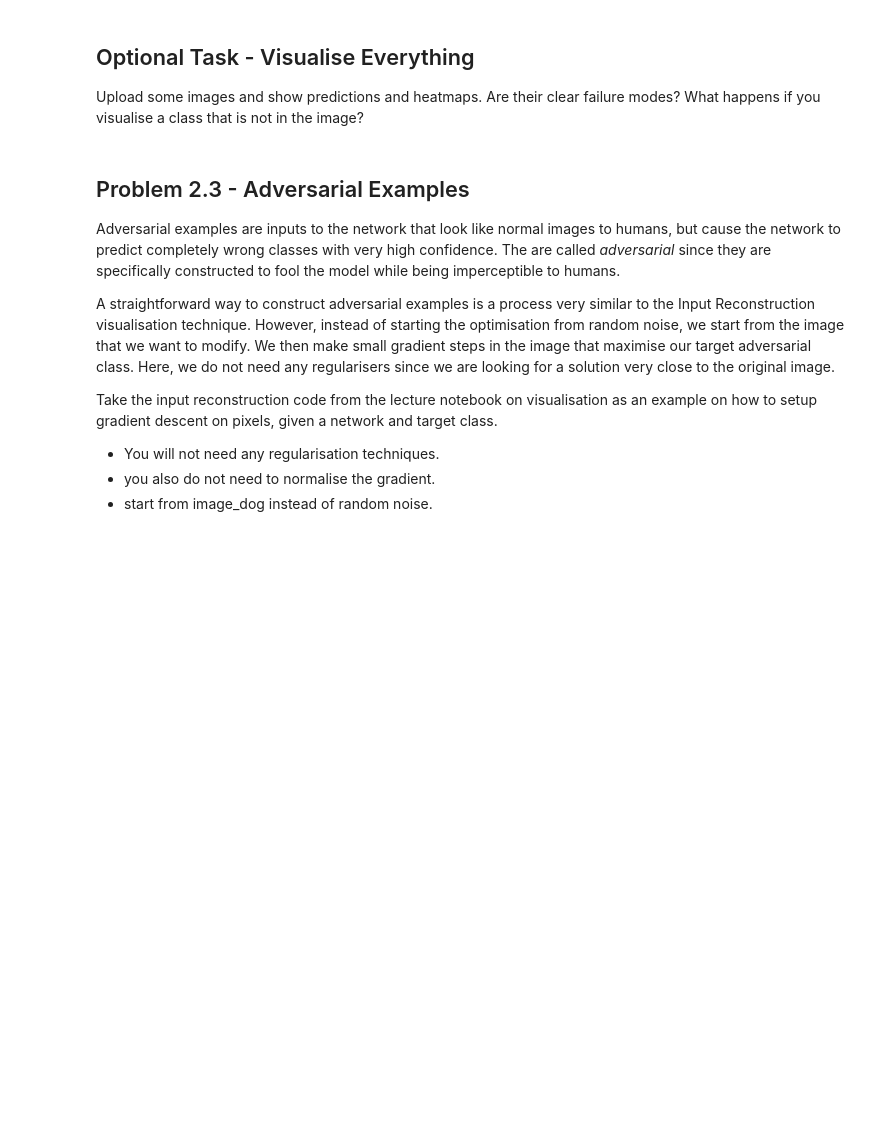
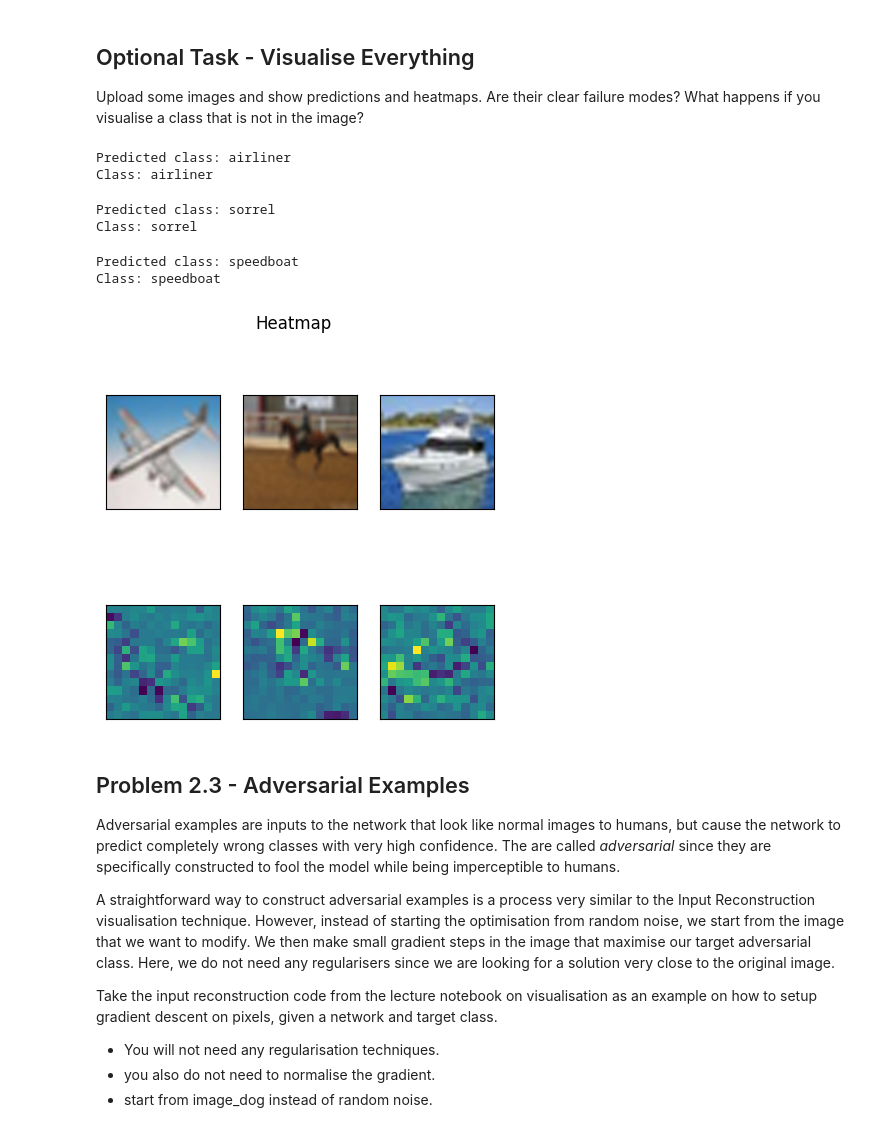
Before and after one commit to alexandre-bismuth/ComputerVision, a Jupyter notebook: practical2.ipynb, the cells around one changed output. Cells and saved outputs as stored; diff of their text form; code cells hidden in the pictures; blank space fills up the shorter version.

```diff
--- a/practical2.ipynb
+++ b/practical2.ipynb
@@ -436,7 +435,9 @@ Withtout a positional embedding, the pixels have no idea of where they are locat
 This selects only the token that contains the final global representation used for final prediction.
 # %%
 def predict(model, image):
-    x = model._process_input(image)
+    model = model.to(device)
+    img = image.to(device)
+    x = model._process_input(img)
     n = x.shape[0]
     batch_class_token = model.class_token.expand(n, -1, -1)
     x = torch.cat([batch_class_token, x], dim=1)
@@ -458,8 +459,7 @@ Implement the occlusion method by individually "occluding" image token from the
 # %%
 def predict_drop_token(model, image, token):
     model = model.to(device)
-    model_device = next(model.parameters()).device
-    img = image.to(model_device)
+    img = image.to(device)
     with torch.no_grad():
         x = model._process_input(img)
         n = x.shape[0]
@@ -475,7 +475,7 @@ def predict_drop_token(model, image, token):
 
 # get prediction
 with torch.no_grad():
-  image = image.to(next(model.parameters()).device) # image = image.to(device)
+  image = image.to(device)
   original_prediction = predict(model, image) # TODO: get the original prediction
 
 top_class = original_prediction.argmax()
@@ -498,6 +498,51 @@ Class: dingo
 # %% [markdown]
 ## Optional Task - Visualise Everything
 Upload some images and show predictions and heatmaps. Are their clear failure modes? What happens if you visualise a class that is not in the image?
+# %%
+# load image
+images = [cv2.imread('airplane4.png'), cv2.imread('horse1.png'), cv2.imread('ship1.png')]
+vis = Visualizer(num_rows=2, num_cols=len(images), figsize=(5,5), axis_off=True, title='Heatmap')
+
+# preprocess image
+for image_idx, image in enumerate(images):
+  image = image[:, :image.shape[0]]
+  image = cv2.resize(image, (224, 224), interpolation=cv2.INTER_CUBIC)
+  vis.add_image_subplot(0, image_idx, image)
+  image = cv2.cvtColor(image, cv2.COLOR_BGR2RGB)
+  image = image / 255.0
+  image = image - np.array([0.485, 0.456, 0.406])
+  image = image / np.array([0.229, 0.224, 0.225])
+  image = image.transpose(2, 0, 1)
+  image = np.expand_dims(image, axis=0)
+  image = torch.from_numpy(image).float()
+
+  output = predict(model, image)
+  pred = class_names[output.argmax()]
+  print(f'Predicted class: {pred}')
+
+  with torch.no_grad():
+    image = image.to(device)
+    original_prediction = predict(model, image)
+
+  top_class = original_prediction.argmax()
+  print(f'Class: {class_names[top_class]}')
+
+  heatmap = np.zeros((14, 14))
+  for i in tqdm(range(heatmap.size)):
+      response = predict_drop_token(model, image, i + 1) # We add one to skip token 0
+      heat = original_prediction[0, top_class] - response[0, top_class]
+      row = (i - 1) // 14
+      col = (i - 1) % 14
+      heatmap[row, col] = heat
+  vis.add_image_subplot(1, image_idx, heatmap)
+# %% [output]
+Predicted class: airliner
+Class: airliner
+Predicted class: sorrel
+Class: sorrel
+Predicted class: speedboat
+Class: speedboat
+[figure, added]
 # %% [markdown]
 ## Problem 2.3 - Adversarial Examples
 
```
Also changed, not shown: parts of 3 cells of this notebook.
